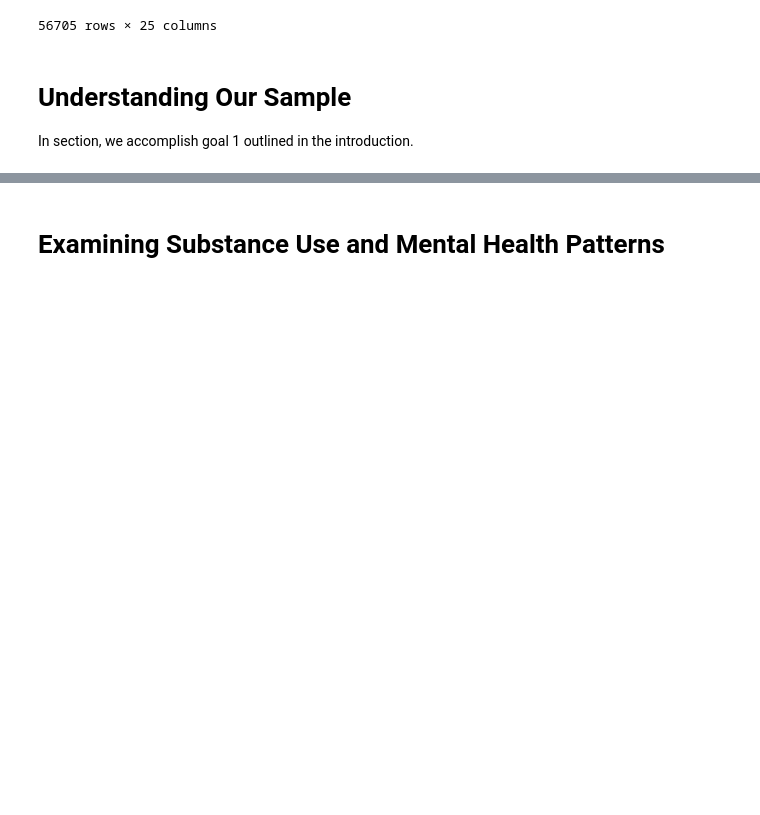
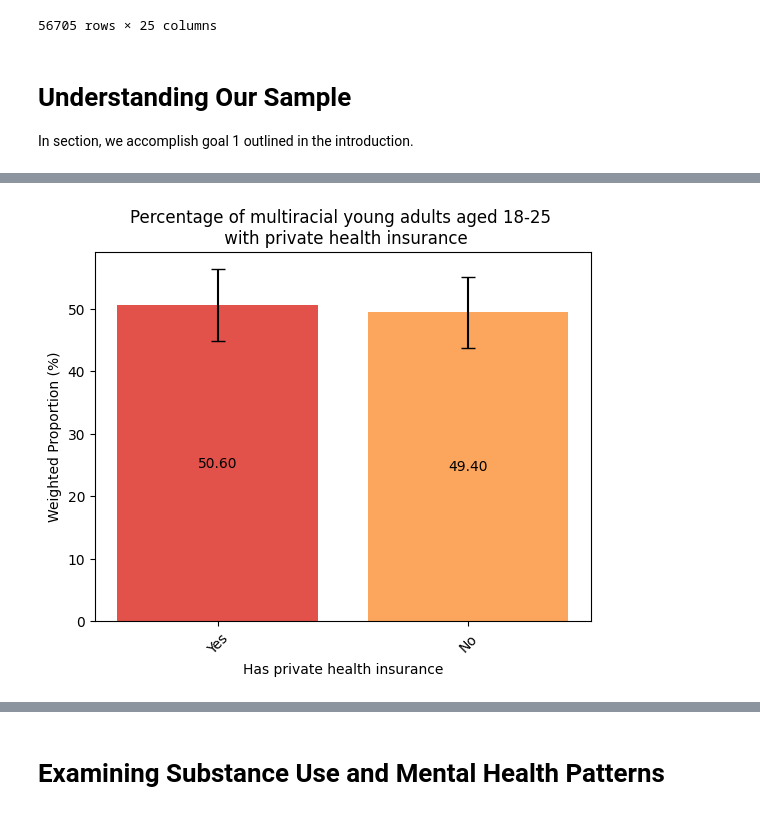
Before and after one commit to Platt-John/John-Platt-DA-401-Project, a Jupyter notebook: code/DA_401_Data_Exploration.ipynb, the cells around one changed output, grey strips where cells are left out. Cells and saved outputs as stored; diff of their text form; code cells hidden in the pictures; blank space fills up the shorter version.

```diff
--- a/code/DA_401_Data_Exploration.ipynb
+++ b/code/DA_401_Data_Exploration.ipynb
@@ -74,0 +133,5 @@ create_relbarplot(df,"Highest Education Obtained",45,"Percentage of multiracial
+# %%
+#Examine private health insurance frequencies among multiracial young adults aged 18-25
+rel_freq_barplot(nsduh_2023,'IRPRVHLT','Has private health insurance',45,"Percentage of multiracial young adults aged 18-25 \n with private health insurance")
+# %% [output]
+[figure, added]
```
Also changed, not shown: parts of 7 cells of this notebook.
